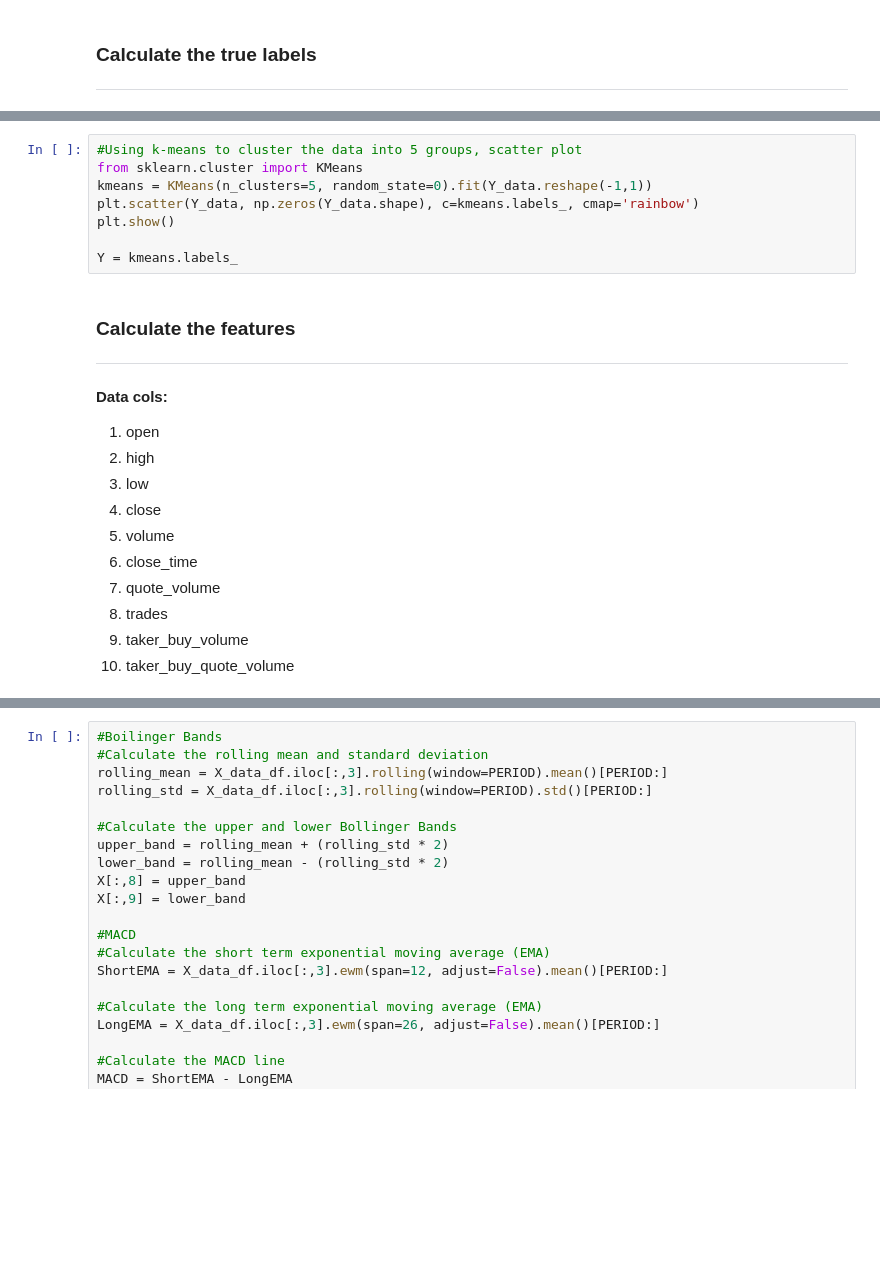
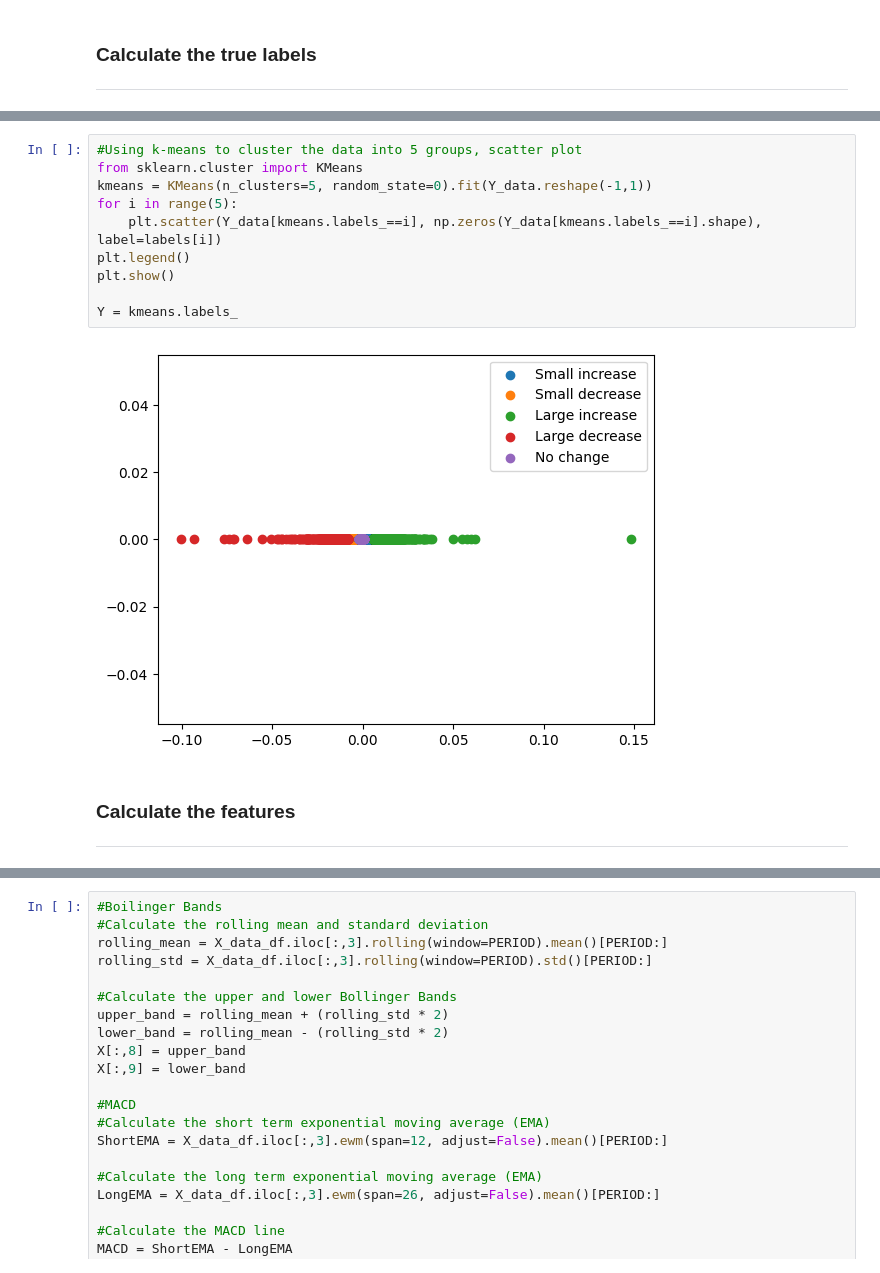
Before and after one commit to dtungpka/CPC5, a Jupyter notebook: Training.ipynb, the cells around one changed output, grey strips where cells are left out. Cells and saved outputs as stored; diff of their text form; blank space fills up the shorter version.

```diff
--- a/Training.ipynb
+++ b/Training.ipynb
@@ -48,23 +50,15 @@ plt.show()
 # %%
 #Using k-means to cluster the data into 5 groups, scatter plot
 from sklearn.cluster import KMeans
 kmeans = KMeans(n_clusters=5, random_state=0).fit(Y_data.reshape(-1,1))
-plt.scatter(Y_data, np.zeros(Y_data.shape), c=kmeans.labels_, cmap='rainbow')
+for i in range(5):
+    plt.scatter(Y_data[kmeans.labels_==i], np.zeros(Y_data[kmeans.labels_==i].shape), label=labels[i])
+plt.legend()
 plt.show()
 
 Y = kmeans.labels_
+# %% [output]
+[figure, added]
 # %% [markdown]
 ### Calculate the features
 ---------
-# %% [markdown]
-__Data cols:__
-1. open
-2. high
-3. low
-4. close
-5. volume
-6. close_time
-7. quote_volume
-8. trades
-9. taker_buy_volume
-10. taker_buy_quote_volume
```
Also changed, not shown: parts of 10 cells of this notebook, 33 other files.
